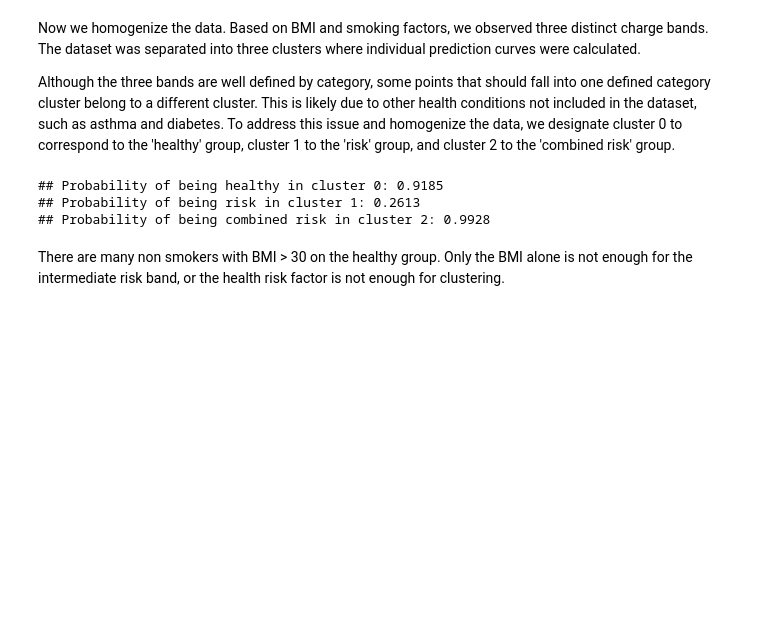
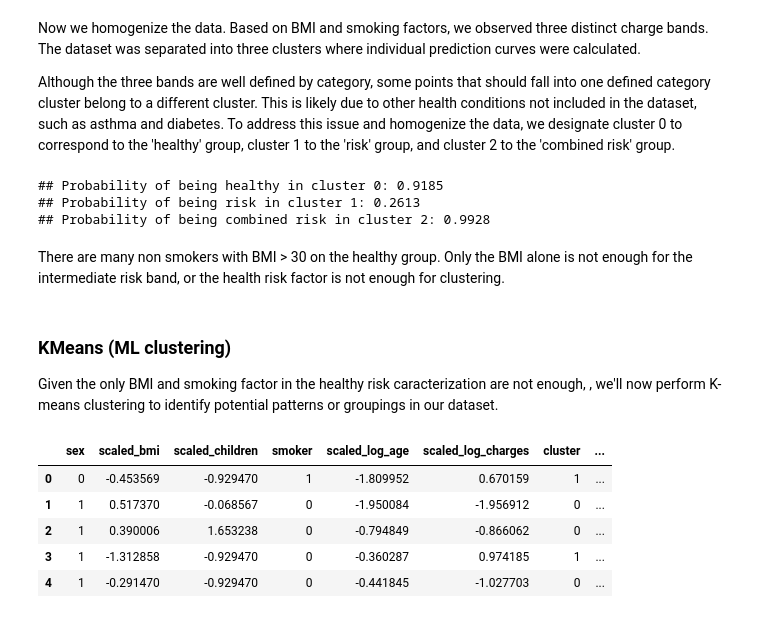
Before and after one commit to Somerillo/Hackathon2, a Jupyter notebook: hackaton2.ipynb, the cells around one changed output. Cells and saved outputs as stored; diff of their text form; code cells hidden in the pictures; blank space fills up the shorter version.

```diff
--- a/hackaton2.ipynb
+++ b/hackaton2.ipynb
@@ -726,3 +774,42 @@ print(f"## Probability of being combined risk in cluster 2: {prob_combined_risk:
 ## Probability of being combined risk in cluster 2: 0.9928
 # %% [markdown]
 There are many non smokers with BMI > 30 on the healthy group. Only the BMI alone is not enough for the intermediate risk band, or the health risk factor is not enough for clustering.
+# %% [markdown]
+### KMeans (ML clustering)
+
+Given the only BMI and smoking factor in the healthy risk caracterization are not enough, , we'll now perform K-means clustering to identify potential patterns or groupings in our dataset.
+# %%
+# the first scaled set is not suit for our analysis and contains outliers
+# alwayws a backup for the backup
+df_encoded = df_inliers[['sex', 'bmi', 'children', 'smoker', 'region',
+                      'health_group', 'log_age', 'log_charges', 'cluster']].copy()
+
+# convert 'smoker' to binary, 'sex' was already converted
+df_encoded['sex'] = df_encoded['sex'].map({'female': 0, 'male': 1})
+
+# onehot encode region, health_group
+df_encoded = pd.get_dummies(df_encoded, columns=['region'], prefix='region')
+df_encoded = pd.get_dummies(df_encoded, columns=['health_group'], prefix='health_group')
+df_encoded = df_encoded.rename(columns={'health_group_combined risk': 'health_group_combined_risk'})
+
+# convert boolean columns to int to work with kmeans
+boolean_columns = df_encoded.select_dtypes(include=bool).columns
+df_encoded[boolean_columns] = df_encoded[boolean_columns].astype(int)
+
+# notice this transformation preserves the index!! (we can go back)
+# for kmeans we need to scale the features to analyze
+df_scaled = df_encoded.copy()
+features_to_scale = ['bmi', 'children', 'log_age', 'log_charges']
+scaler = StandardScaler()
+df_scaled[features_to_scale] = scaler.fit_transform(df_inliers[features_to_scale])
+# rename scaled columns to avoid mistakes
+df_scaled = df_scaled.rename(columns={'log_age': 'scaled_log_age', 'log_charges': 'scaled_log_charges',
+                                      'bmi': 'scaled_bmi', 'children': 'scaled_children'})
+display(df_scaled.head())
+# %% [output]
+|  | sex | scaled_bmi | scaled_children | smoker | scaled_log_age | scaled_log_charges | cluster | ... |
+| 0 | 0 | -0.453569 | -0.929470 | 1 | -1.809952 | 0.670159 | 1 | ... |
+| 1 | 1 | 0.517370 | -0.068567 | 0 | -1.950084 | -1.956912 | 0 | ... |
+| 2 | 1 | 0.390006 | 1.653238 | 0 | -0.794849 | -0.866062 | 0 | ... |
+| 3 | 1 | -1.312858 | -0.929470 | 0 | -0.360287 | 0.974185 | 1 | ... |
+| 4 | 1 | -0.291470 | -0.929470 | 0 | -0.441845 | -1.027703 | 0 | ... |
```
Also changed, not shown: parts of 22 cells of this notebook, 2 other files.
